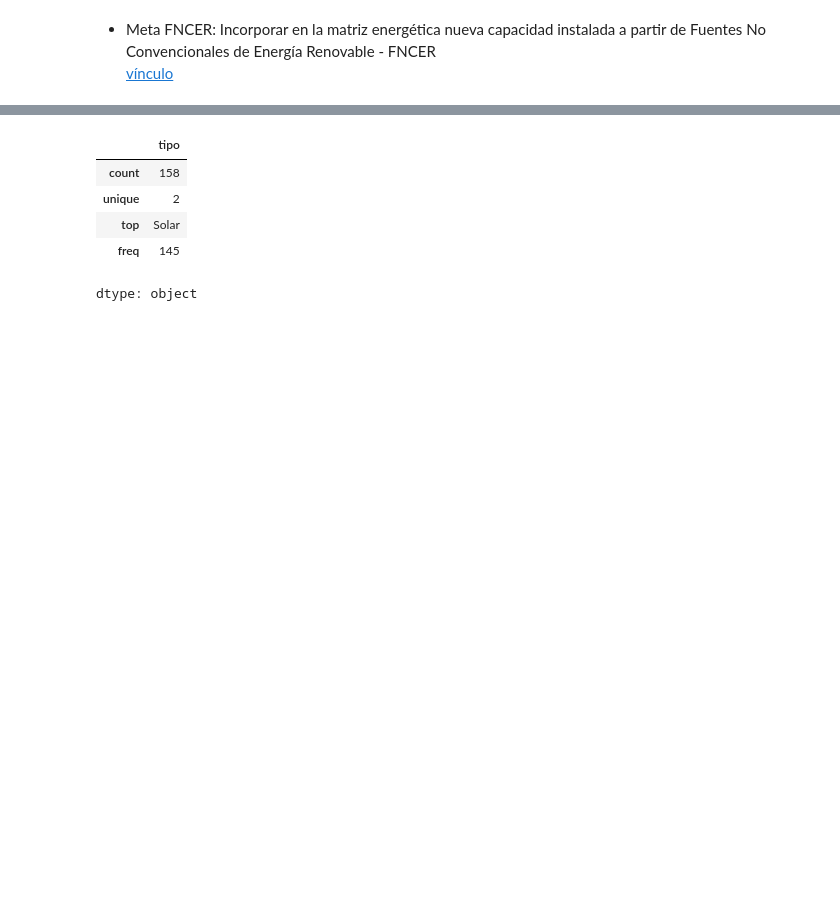
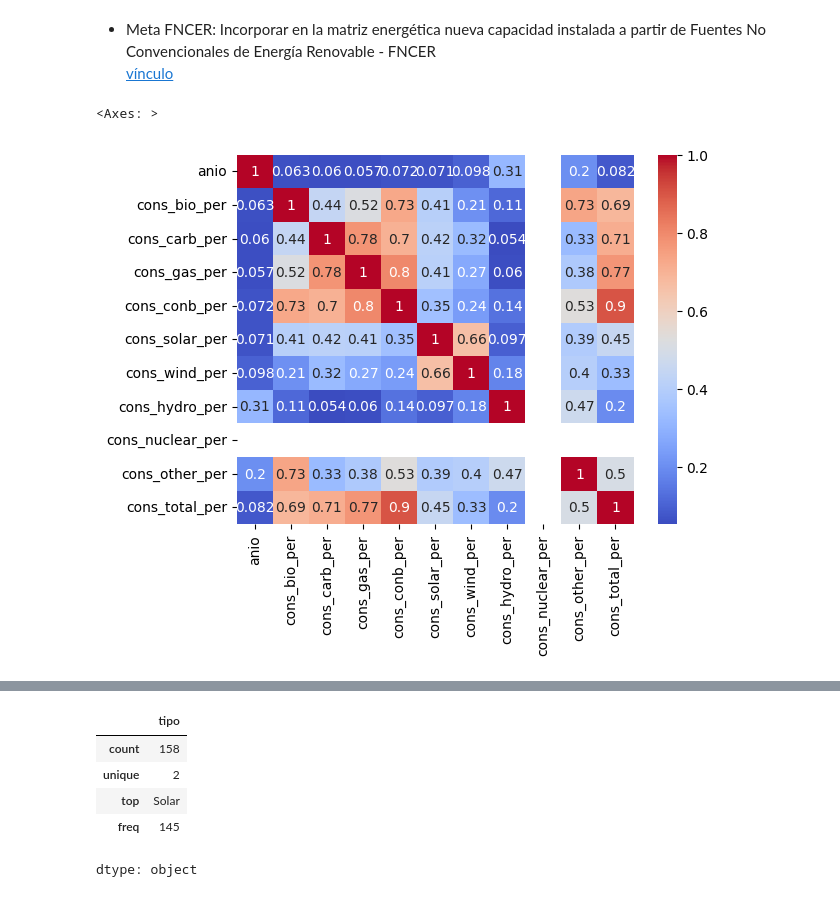
Before and after one commit to gluoneros/talentoTech, a Jupyter notebook: ProyectoFinal.ipynb, the cells around one changed output, grey strips where cells are left out. Cells and saved outputs as stored; diff of their text form; code cells hidden in the pictures; blank space fills up the shorter version.

```diff
--- a/ProyectoFinal.ipynb
+++ b/ProyectoFinal.ipynb
@@ -180,0 +279,11 @@ df2.shape
+# %%
+df2['cons_bio_per'].fillna(df2['cons_bio_per'].mean(), inplace=True)
+df2['cons_carb_per'].fillna(df2['cons_carb_per'].mean(), inplace=True)
+df2['cons_gas_per'].fillna(df2['cons_gas_per'].mean(), inplace=True)
+df2['cons_conb_per'].fillna(df2['cons_conb_per'].mean(), inplace=True)
+df2['cons_hydro_per'].fillna(df2['cons_hydro_per'].mean(), inplace=True)
+df2['cons_solar_per'].fillna(df2['cons_solar_per'].mean(), inplace=True)
+df2['cons_wind_per'].fillna(df2['cons_wind_per'].mean(), inplace=True)
+df2['cons_nuclear_per'].fillna(df2['cons_nuclear_per'].mean(), inplace=True)
+df2['cons_other_per'].fillna(df2['cons_other_per'].mean(), inplace=True)
+df2['cons_total_per'].fillna(df2['cons_total_per'].mean(), inplace=True)
@@ -203,6 +347,13 @@ NameError: name 'df2' is not defined
 # %% [markdown]
 * Meta FNCER: Incorporar en la matriz energética nueva capacidad instalada a partir de Fuentes No Convencionales de Energía Renovable - FNCER\
 [vínculo](https://www.datos.gov.co/Minas-y-Energ-a/Meta-FNCER-Incorporar-en-la-matriz-energ-tica-nuev/vy9n-w6hc/about_data)
+# %%
+correlacion2 = df2[['anio', 'cons_bio_per',	'cons_carb_per', 'cons_gas_per', 'cons_conb_per', 'cons_solar_per',	'cons_wind_per', 'cons_hydro_per', 'cons_nuclear_per',	'cons_other_per', 'cons_total_per']].corr()
+
+sns.heatmap(correlacion2, annot=True, cmap='coolwarm')
+# %% [output]
+<Axes: >
+[figure, added]
 # %%
 results3 = client.get("vy9n-w6hc", limit=3000)
 
```
Also changed, not shown: parts of 20 cells of this notebook.
